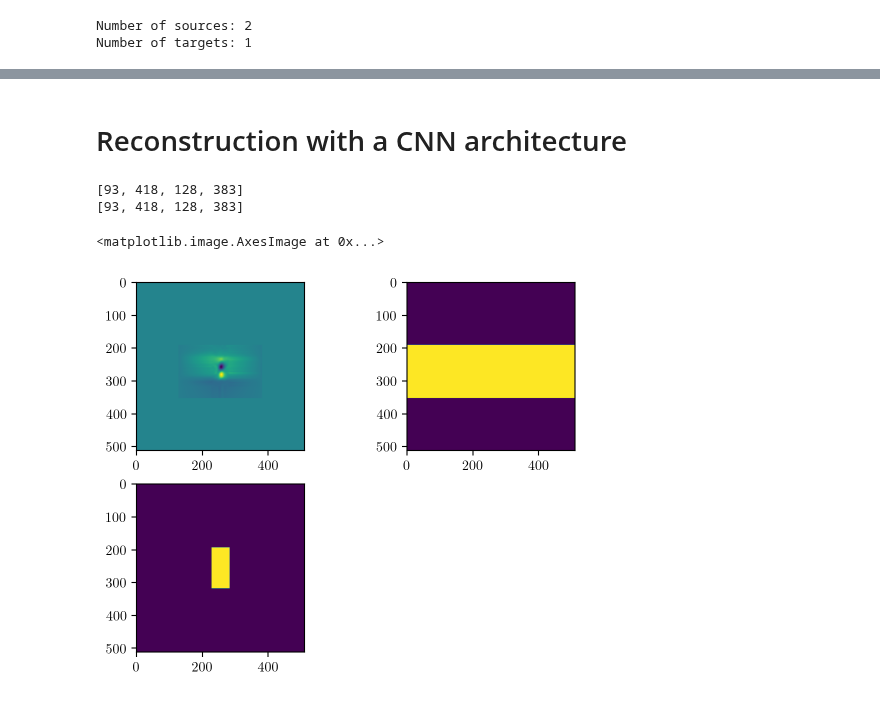
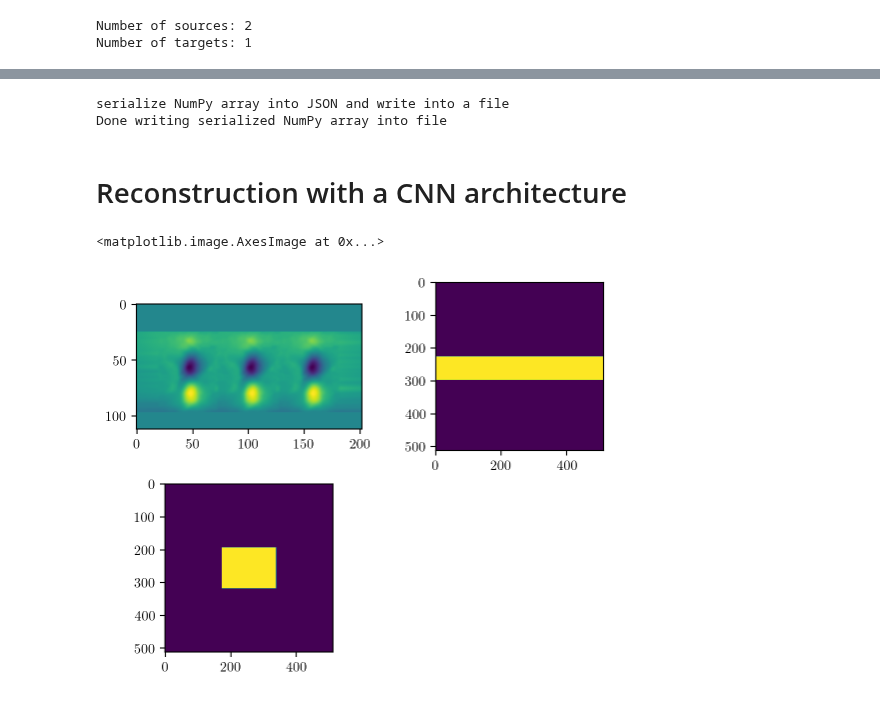
Before and after one commit to DavidBroadway/magrec, a Jupyter notebook: magrec/notebooks/Havard_data_test.ipynb, the cells around one changed output, grey strips where cells are left out. Drawn from its saved outputs; the diff is of its cells as text; code cells hidden in the pictures.

```diff
--- a/magrec/notebooks/Havard_data_test.ipynb
+++ b/magrec/notebooks/Havard_data_test.ipynb
@@ -57,7 +58,7 @@ B = B_NV * 1e3
 
 B_smoothed = sp.ndimage.gaussian_filter(B, sigma=1)
 
-B_NV = np.concatenate((np.flipud(B_smoothed), B_smoothed, np.flipud(B_smoothed)) )*1e3
+B_NV = np.concatenate(((B_smoothed), B_smoothed, (B_smoothed)) )*1e3
 
 B_NV = np.pad(B_NV,100, mode='linear_ramp')
 
@@ -82,8 +83,8 @@ dataset.load_data(
        thickness)
 
 dataset.remove_DC_background()
-dataset.add_hanning_filter(0.1)
-dataset.add_short_wavelength_filter(0.1)
+dataset.add_hanning_filter(0.05)
+dataset.add_short_wavelength_filter(0.05)
 
 # dataset.crop_data((1,198,1,198))
 # dataset.pad_data_to_power_of_two()
@@ -245,42 +264,46 @@ plt.colorbar()
+# %%
+save.dict_2_json(" FCNN_reconstruction", Results)
+# %% [output]
+serialize NumPy array into JSON and write into a file
+Done writing serialized NumPy array into file
 # %% [markdown]
 # Reconstruction with a CNN architecture
 # %%
 from magrec.method.CNN import CNN
 from magrec.models.Jxy import Jxy
 from magrec.image_processing.Padding import Padder
 import magrec.image_processing.Masks as Masks
 
 dataset3 = copy.deepcopy(dataset)
+dataset3.target = dataset3.target*1e-2
 
 padder = Padder()
 loss_weight = torch.zeros(dataset3.target.shape)
 loss_weight[100:-100,100:-100] = 1
 loss_weight, _ = padder.pad_to_next_power_of_2(loss_weight)
 
 
-dataset3.pad_data_to_power_of_two()
+_  = dataset3.pad_data_to_power_of_two()
 weight1 = Masks.mask_vert_dir(dataset3.target, 1e-4,  plot=False)
 
 # weight2 = Masks.mask_vert_dir(dataset2.target, 0.00001,  plot=True)
 weight = torch.ones(dataset3.target.shape)
-weight[0:190,::] = 0
-weight[-160::,::] = 0
+weight[0:225,::] = 0
+weight[-215::,::] = 0
 # weight[::,180::] = 0
 
 
 plt.figure()
 plt.subplot(2,2,1)
-plt.imshow(dataset3.target * weight)
+plt.imshow((dataset3.target * weight)[200:-200,155:-155])
 
 plt.subplot(2,2,2)
 plt.imshow(weight)
 
 
 plt.subplot(2,2,3)
 plt.imshow(loss_weight)
 # %% [output]
-[93, 418, 128, 383]
-[93, 418, 128, 383]
+<matplotlib.image.AxesImage at 0x...>
-<matplotlib.image.AxesImage at 0x...>
-[figure, old version]
+[figure, new version]
 # %%
```
Also changed, not shown: parts of 20 cells of this notebook, 13 other files.
